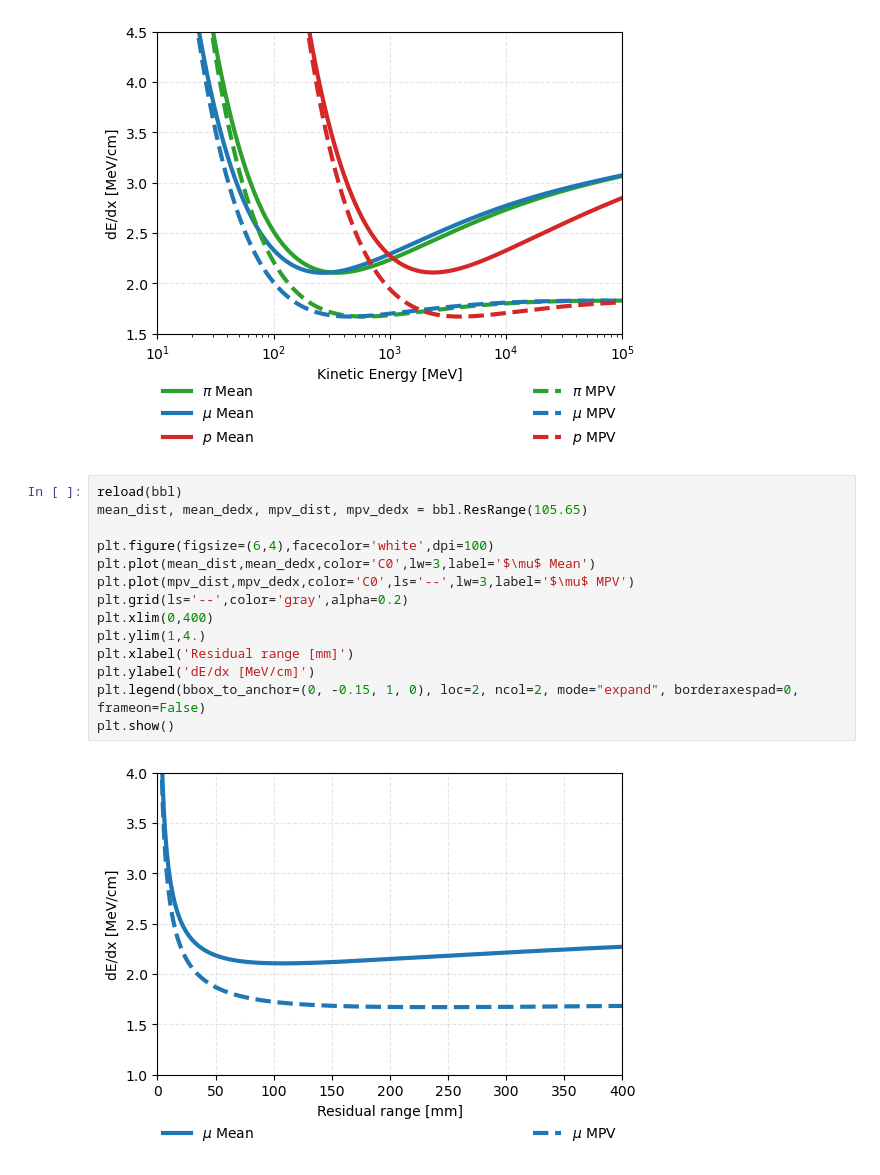
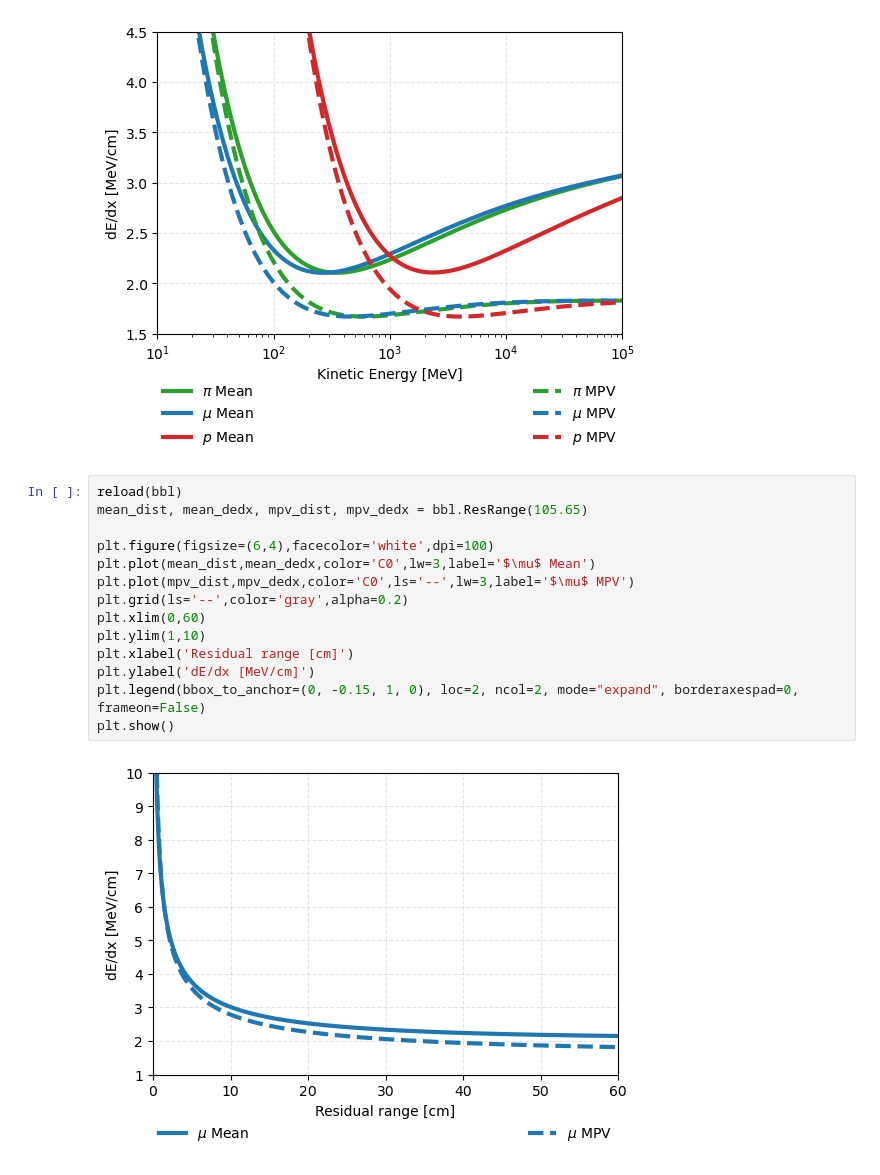
Before and after one commit to sdporzio/lar-energyloss, a Jupyter notebook: test.ipynb, the cells around one changed output. Cells and saved outputs as stored; diff of their text form.

```diff
--- a/test.ipynb
+++ b/test.ipynb
@@ -44,16 +44,16 @@ plt.show()
 # %%
 reload(bbl)
 mean_dist, mean_dedx, mpv_dist, mpv_dedx = bbl.ResRange(105.65)
 
 plt.figure(figsize=(6,4),facecolor='white',dpi=100)
 plt.plot(mean_dist,mean_dedx,color='C0',lw=3,label='$\mu$ Mean')
 plt.plot(mpv_dist,mpv_dedx,color='C0',ls='--',lw=3,label='$\mu$ MPV')
 plt.grid(ls='--',color='gray',alpha=0.2)
-plt.xlim(0,400)
-plt.ylim(1,4.)
-plt.xlabel('Residual range [mm]')
+plt.xlim(0,60)
+plt.ylim(1,10)
+plt.xlabel('Residual range [cm]')
 plt.ylabel('dE/dx [MeV/cm]')
 plt.legend(bbox_to_anchor=(0, -0.15, 1, 0), loc=2, ncol=2, mode="expand", borderaxespad=0, frameon=False)
 plt.show()
 # %% [output]
-[figure, old version]
+[figure, new version]
```
Also changed, not shown: 1 other file.
